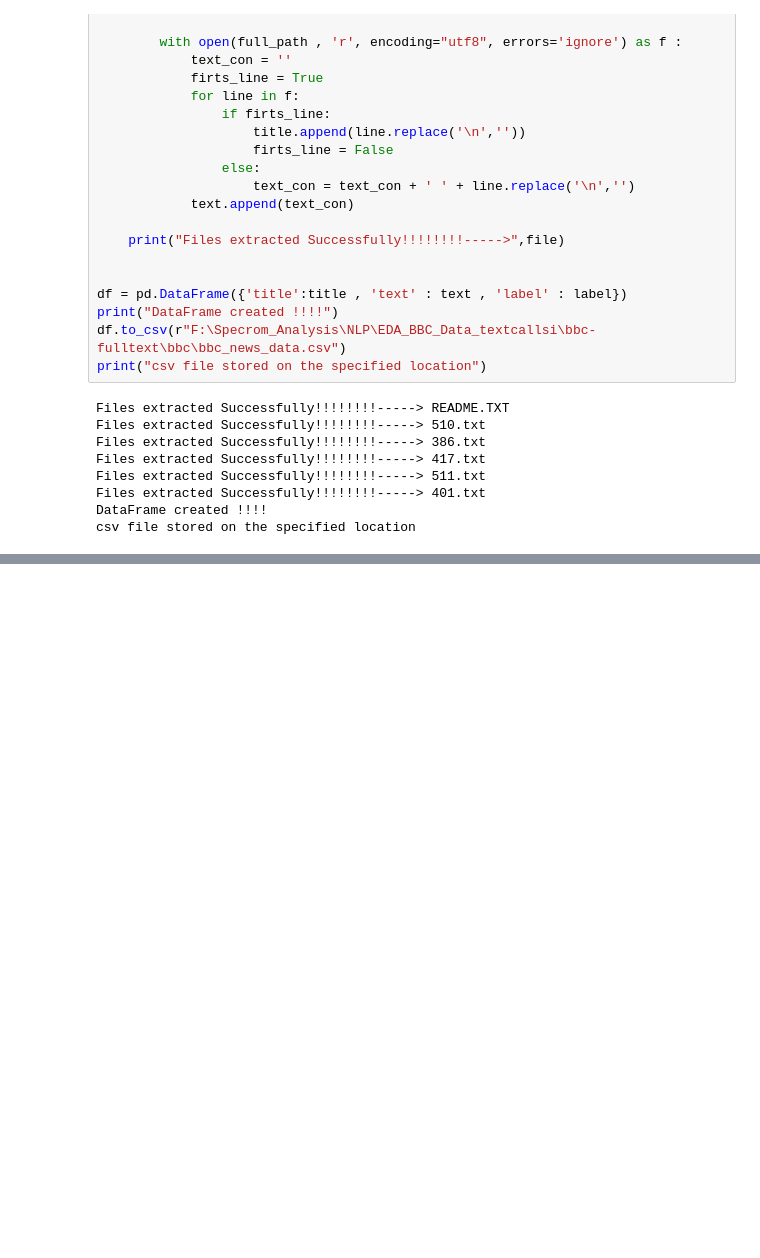
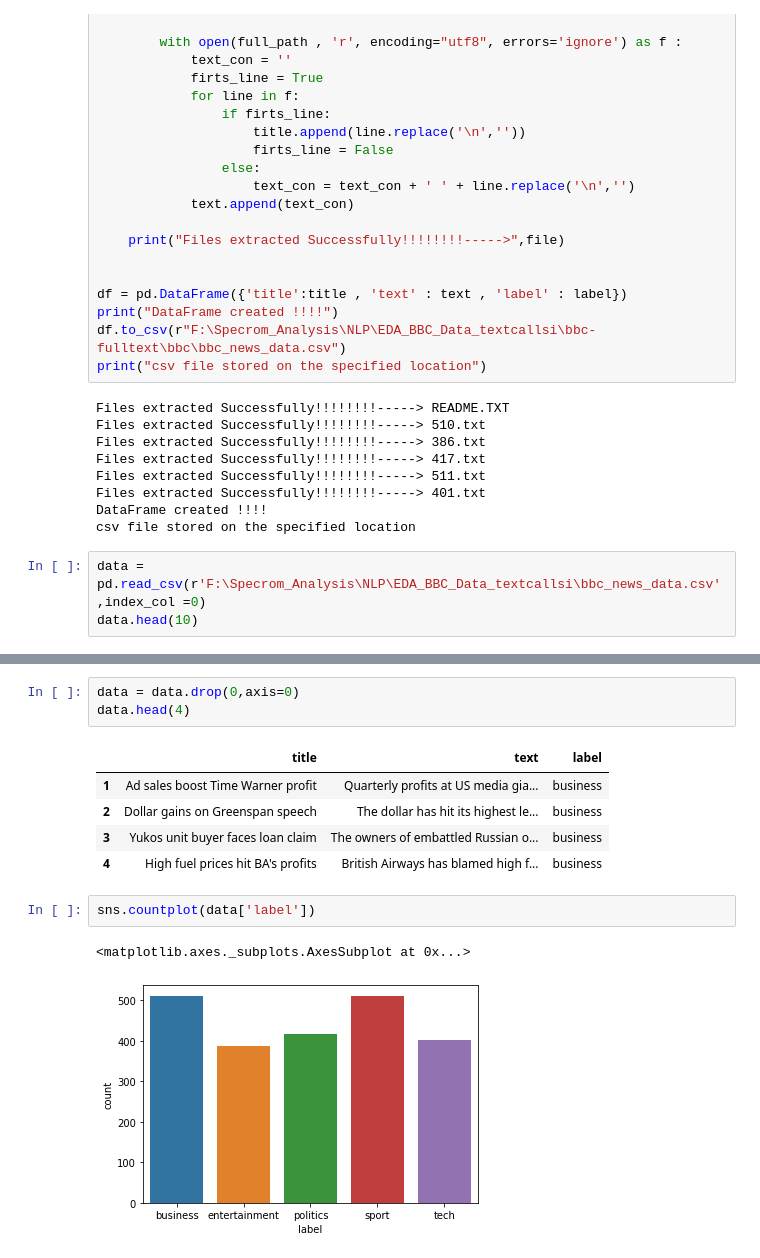
Before and after one commit to pavi-ninjaac/Specrom_Analysis, a Jupyter notebook: EDA_BBC_Dataset/EDA_text_classification_BBC_data.ipynb, the cells around one changed output, grey strips where cells are left out. Cells and saved outputs as stored; diff of their text form; blank space fills up the shorter version.

```diff
--- a/EDA_BBC_Dataset/EDA_text_classification_BBC_data.ipynb
+++ b/EDA_BBC_Dataset/EDA_text_classification_BBC_data.ipynb
@@ -47,3 +48,6 @@ Files extracted Successfully!!!!!!!!-----> 511.txt
 Files extracted Successfully!!!!!!!!-----> 401.txt
 DataFrame created !!!!
 csv file stored on the specified location
+# %%
+data = pd.read_csv(r'F:\Specrom_Analysis\NLP\EDA_BBC_Data_textcallsi\bbc_news_data.csv',index_col =0)
+data.head(10)
@@ -49,0 +66,14 @@ csv file stored on the specified location
+# %%
+data = data.drop(0,axis=0)
+data.head(4)
+# %% [output]
+|  | title | text | label |
+| 1 | Ad sales boost Time Warner profit | Quarterly profits at US media gia... | business |
+| 2 | Dollar gains on Greenspan speech | The dollar has hit its highest le... | business |
+| 3 | Yukos unit buyer faces loan claim | The owners of embattled Russian o... | business |
+| 4 | High fuel prices hit BA's profits | British Airways has blamed high f... | business |
+# %%
+sns.countplot(data['label'])
+# %% [output]
+<matplotlib.axes._subplots.AxesSubplot at 0x...>
+[figure, added]
```
Also changed, not shown: parts of 11 cells of this notebook.
